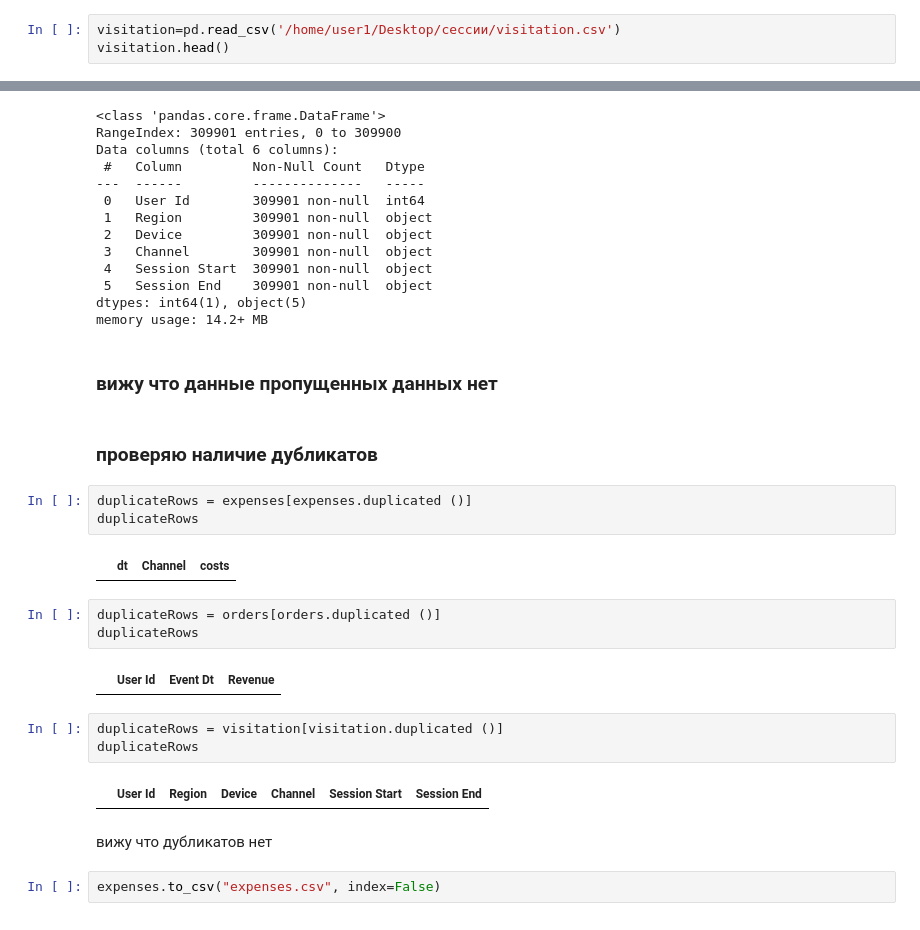
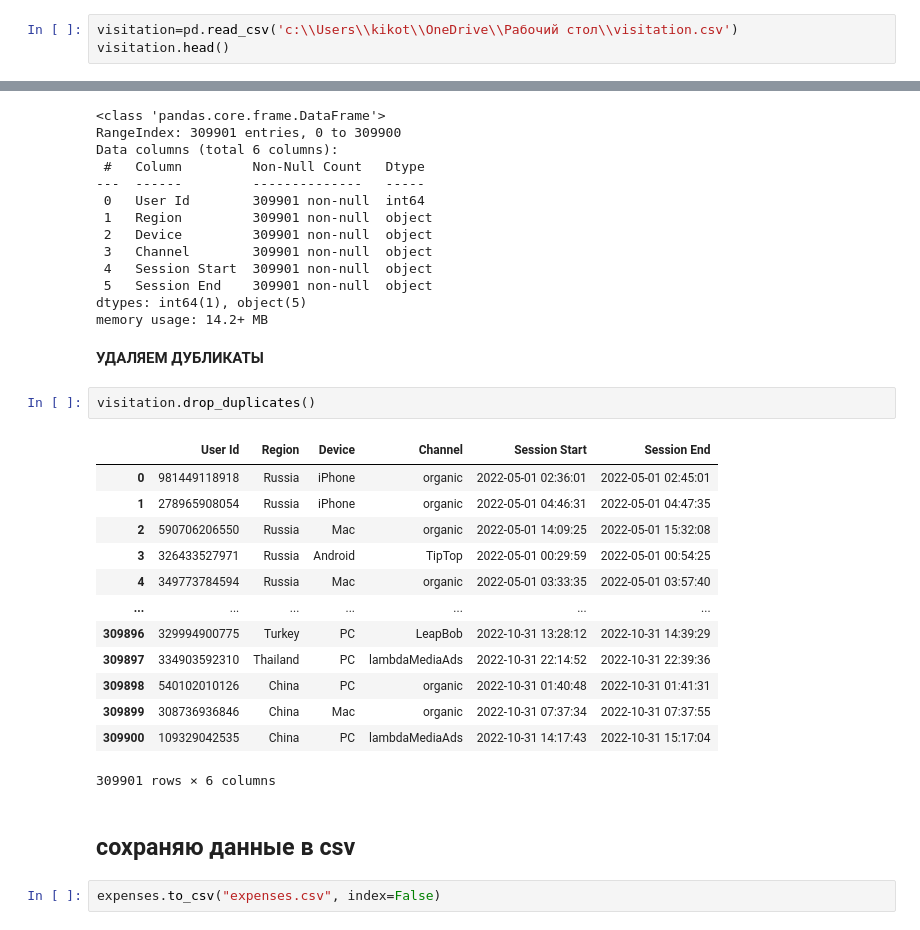
Before and after one commit to morfin264/marketing, a Jupyter notebook: Report_C1.ipynb, the cells around one changed output, grey strips where cells are left out. Saved outputs shown, nothing was run; the diff lists cells and outputs as text.

```diff
--- a/Report_C1.ipynb
+++ b/Report_C1.ipynb
@@ -59,7 +60,7 @@ orders.head()
 # %% [markdown]
 загружаю файл
 # %%
-visitation=pd.read_csv('/home/user1/Desktop/сессии/visitation.csv')
+visitation=pd.read_csv('c:\\Users\\kikot\\OneDrive\\Рабочий стол\\visitation.csv')
 visitation.head()
 # %% [output]
 |  | User Id | Region | Device | Channel | Session Start | Session End |
@@ -114,27 +238,26 @@ Data columns (total 6 columns):
  5   Session End    309901 non-null  object
 dtypes: int64(1), object(5)
 memory usage: 14.2+ MB
-# %% [markdown]
-### вижу что данные пропущенных данных нет
-# %% [markdown]
-### проверяю наличие дубликатов
-# %%
-duplicateRows = expenses[expenses.duplicated ()]
-duplicateRows
-# %% [output]
-|  | dt | Channel | costs |
-# %%
-duplicateRows = orders[orders.duplicated ()]
-duplicateRows
-# %% [output]
-|  | User Id | Event Dt | Revenue |
-# %%
-duplicateRows = visitation[visitation.duplicated ()]
-duplicateRows
-# %% [output]
-|  | User Id | Region | Device | Channel | Session Start | Session End |
-# %% [markdown]
-вижу что дубликатов нет
+# %% [markdown]
+**УДАЛЯЕМ ДУБЛИКАТЫ**
+# %%
+visitation.drop_duplicates()
+# %% [output]
+|  | User Id | Region | Device | Channel | Session Start | Session End |
+| 0 | 981449118918 | Russia | iPhone | organic | 2022-05-01 02:36:01 | 2022-05-01 02:45:01 |
+| 1 | 278965908054 | Russia | iPhone | organic | 2022-05-01 04:46:31 | 2022-05-01 04:47:35 |
+| 2 | 590706206550 | Russia | Mac | organic | 2022-05-01 14:09:25 | 2022-05-01 15:32:08 |
+| 3 | 326433527971 | Russia | Android | TipTop | 2022-05-01 00:29:59 | 2022-05-01 00:54:25 |
+| 4 | 349773784594 | Russia | Mac | organic | 2022-05-01 03:33:35 | 2022-05-01 03:57:40 |
+| ... | ... | ... | ... | ... | ... | ... |
+| 309896 | 329994900775 | Turkey | PC | LeapBob | 2022-10-31 13:28:12 | 2022-10-31 14:39:29 |
+| 309897 | 334903592310 | Thailand | PC | lambdaMediaAds | 2022-10-31 22:14:52 | 2022-10-31 22:39:36 |
+| 309898 | 540102010126 | China | PC | organic | 2022-10-31 01:40:48 | 2022-10-31 01:41:31 |
+| 309899 | 308736936846 | China | Mac | organic | 2022-10-31 07:37:34 | 2022-10-31 07:37:55 |
+| 309900 | 109329042535 | China | PC | lambdaMediaAds | 2022-10-31 14:17:43 | 2022-10-31 15:17:04 |
+309901 rows × 6 columns
+# %% [markdown]
+## сохраняю данные в csv
 # %%
 expenses.to_csv("expenses.csv", index=False)
 # %%
```
Also changed, not shown: parts of 25 cells of this notebook.
